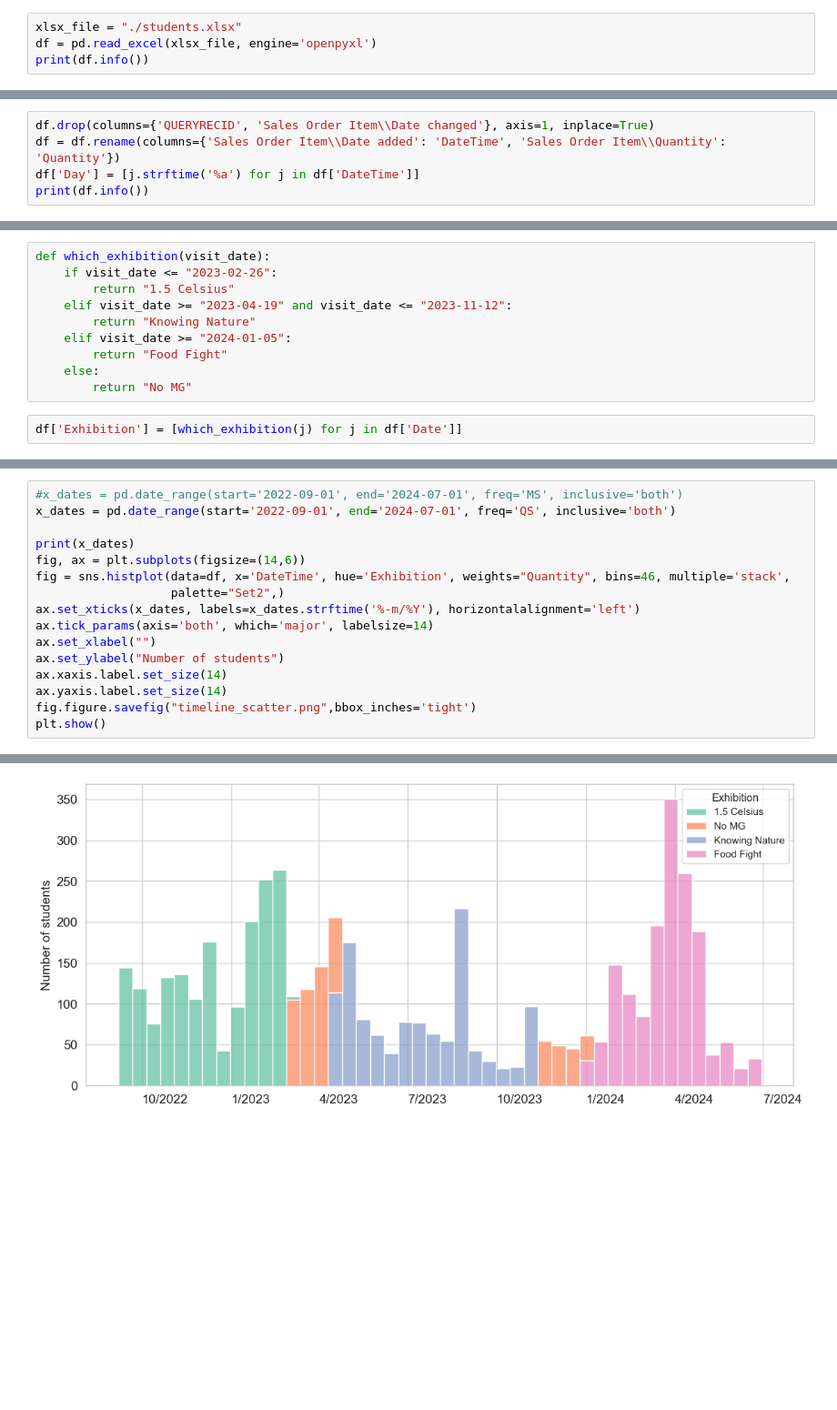
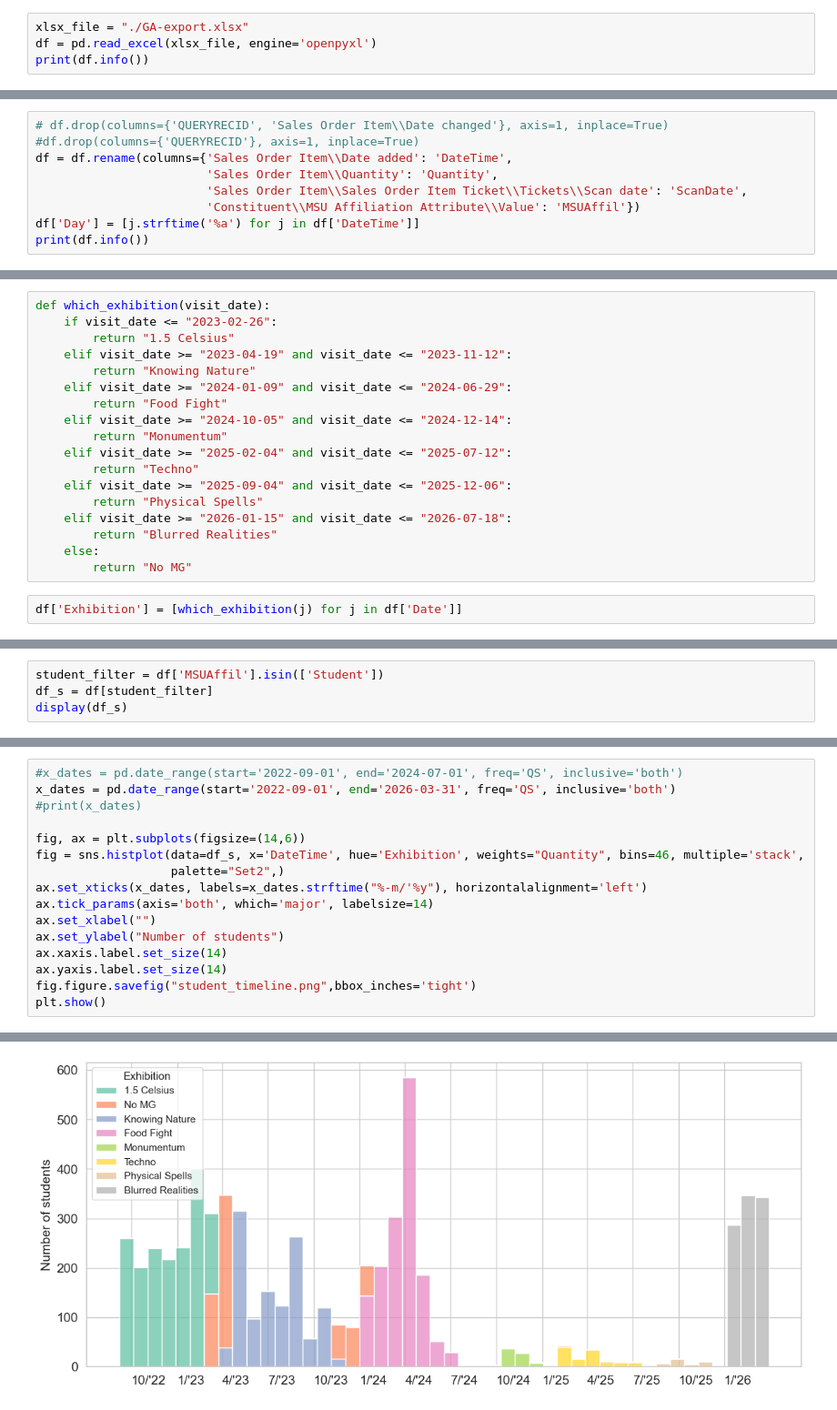
Before and after one commit to abigailStev/altru-shenanigans, a Jupyter notebook: Quarterly/student_times_GA.ipynb, the cells around one changed output, grey strips where cells are left out. Shown at 91% size. Drawn from its saved outputs; the diff is of its cells as text; blank space fills up the shorter version.

```diff
--- a/Quarterly/student_times_GA.ipynb
+++ b/Quarterly/student_times_GA.ipynb
@@ -25,7 +25,7 @@ import datetime
 from IPython.display import display
 from tkinter import Tk, filedialog
 # %%
-xlsx_file = "./students.xlsx"
+xlsx_file = "./GA-export.xlsx"
 df = pd.read_excel(xlsx_file, engine='openpyxl')
 print(df.info())
 # %% [output]
@@ -43,7 +43,11 @@ memory usage: 95.9+ KB
 None
 # %%
-df.drop(columns={'QUERYRECID', 'Sales Order Item\\Date changed'}, axis=1, inplace=True)
-df = df.rename(columns={'Sales Order Item\\Date added': 'DateTime', 'Sales Order Item\\Quantity': 'Quantity'})
+# df.drop(columns={'QUERYRECID', 'Sales Order Item\\Date changed'}, axis=1, inplace=True)
+#df.drop(columns={'QUERYRECID'}, axis=1, inplace=True)
+df = df.rename(columns={'Sales Order Item\\Date added': 'DateTime',
+                        'Sales Order Item\\Quantity': 'Quantity',
+                        'Sales Order Item\\Sales Order Item Ticket\\Tickets\\Scan date': 'ScanDate',
+                        'Constituent\\MSU Affiliation Attribute\\Value': 'MSUAffil'})
 df['Day'] = [j.strftime('%a') for j in df['DateTime']]
 print(df.info())
 # %% [output]
@@ -82,8 +90,16 @@ def which_exhibition(visit_date):
         return "1.5 Celsius"
     elif visit_date >= "2023-04-19" and visit_date <= "2023-11-12":
         return "Knowing Nature"
-    elif visit_date >= "2024-01-05":
+    elif visit_date >= "2024-01-09" and visit_date <= "2024-06-29":
         return "Food Fight"
+    elif visit_date >= "2024-10-05" and visit_date <= "2024-12-14":
+        return "Monumentum"
+    elif visit_date >= "2025-02-04" and visit_date <= "2025-07-12":
+        return "Techno"
+    elif visit_date >= "2025-09-04" and visit_date <= "2025-12-06":
+        return "Physical Spells"
+    elif visit_date >= "2026-01-15" and visit_date <= "2026-07-18":
+        return "Blurred Realities"
     else:
         return "No MG"
 # %%
@@ -106,0 +152,4 @@ display(df)
+# %%
+student_filter = df['MSUAffil'].isin(['Student'])
+df_s = df[student_filter]
+display(df_s)
@@ -107,17 +170,17 @@ display(df)
 # %%
-#x_dates = pd.date_range(start='2022-09-01', end='2024-07-01', freq='MS', inclusive='both')
-x_dates = pd.date_range(start='2022-09-01', end='2024-07-01', freq='QS', inclusive='both')
+#x_dates = pd.date_range(start='2022-09-01', end='2024-07-01', freq='QS', inclusive='both')
+x_dates = pd.date_range(start='2022-09-01', end='2026-03-31', freq='QS', inclusive='both')
+#print(x_dates)
 
-print(x_dates)
 fig, ax = plt.subplots(figsize=(14,6))
-fig = sns.histplot(data=df, x='DateTime', hue='Exhibition', weights="Quantity", bins=46, multiple='stack',
+fig = sns.histplot(data=df_s, x='DateTime', hue='Exhibition', weights="Quantity", bins=46, multiple='stack',
                    palette="Set2",)
-ax.set_xticks(x_dates, labels=x_dates.strftime('%-m/%Y'), horizontalalignment='left')
+ax.set_xticks(x_dates, labels=x_dates.strftime("%-m/'%y"), horizontalalignment='left')
 ax.tick_params(axis='both', which='major', labelsize=14)
 ax.set_xlabel("")
 ax.set_ylabel("Number of students")
 ax.xaxis.label.set_size(14)
 ax.yaxis.label.set_size(14)
-fig.figure.savefig("timeline_scatter.png",bbox_inches='tight')
+fig.figure.savefig("student_timeline.png",bbox_inches='tight')
 plt.show()
 # %% [output]
@@ -127 +187 @@ DatetimeIndex(['2022-10-01', '2023-01-01', '2023-04-01', '2023-07-01',
-[figure, old version]
+[figure, new version]
```
Also changed, not shown: parts of 15 cells of this notebook, 17 other files.
